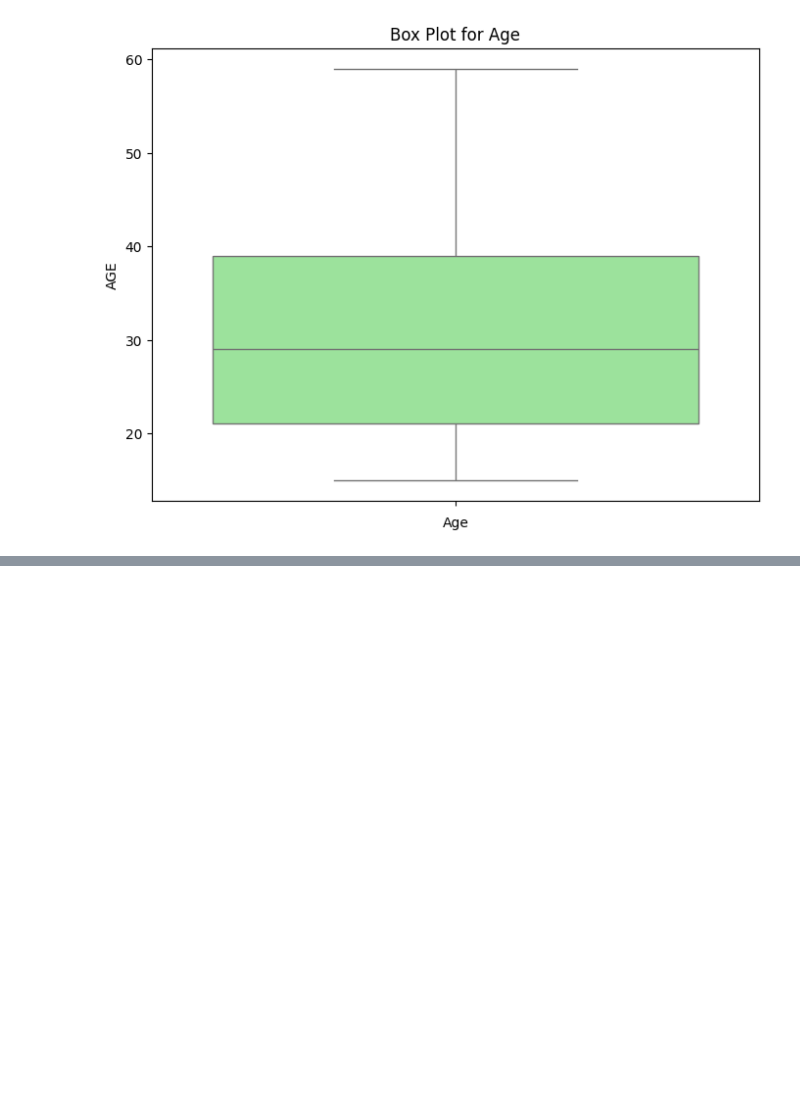
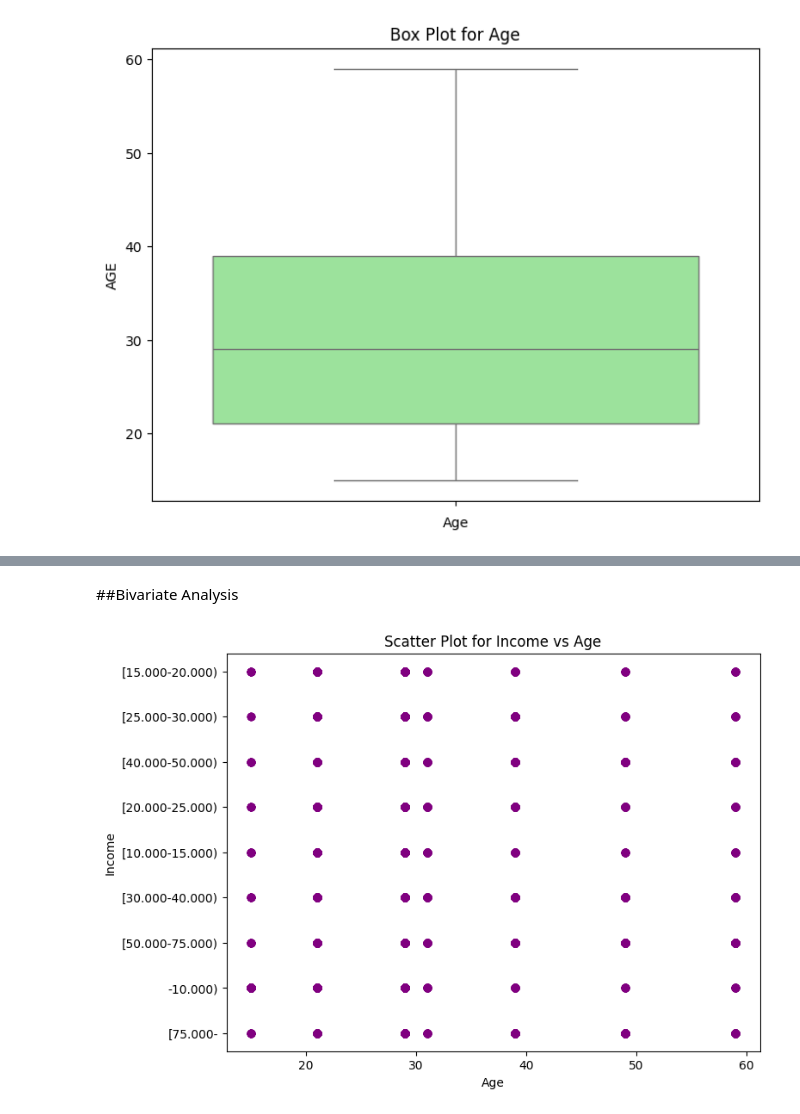
Before and after one commit to mangnez/SrutiSusarla-EDA-INCOME, a Jupyter notebook: SrutiSusarla_INCOME.ipynb, the cells around one changed output, grey strips where cells are left out. Saved outputs shown, nothing was run; the diff lists cells and outputs as text; code cells hidden in the pictures; blank space fills up the shorter version.

```diff
--- a/SrutiSusarla_INCOME.ipynb
+++ b/SrutiSusarla_INCOME.ipynb
@@ -289,0 +328,3 @@ plt.show()
+# %%
+# Fill null values with the mean or other appropriate value if necessary
+df['HOUSEHOLD.SIZE'].fillna(df['HOUSEHOLD.SIZE'].mean(), inplace=True)
@@ -289,0 +346,11 @@ plt.show()
+# %% [markdown]
+##Bivariate Analysis
+# %%
+plt.figure(figsize=(8,6))
+plt.scatter(df['AGE'], df['INCOME'], color='purple')
+plt.title("Scatter Plot for Income vs Age")
+plt.xlabel("Age")
+plt.ylabel("Income")
+plt.show()
+# %% [output]
+[figure, added]
```
Also changed, not shown: parts of 18 cells of this notebook.
